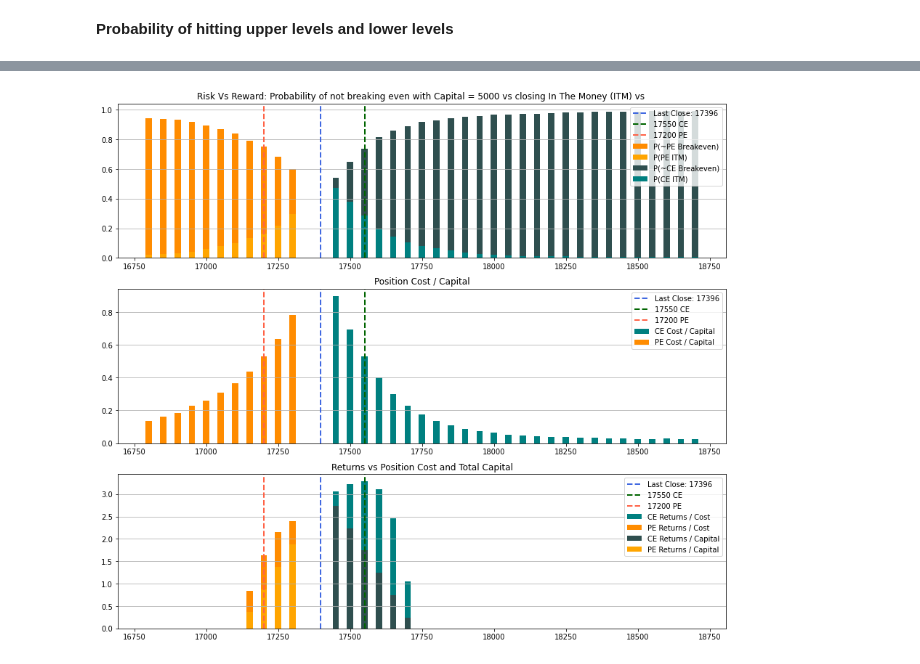
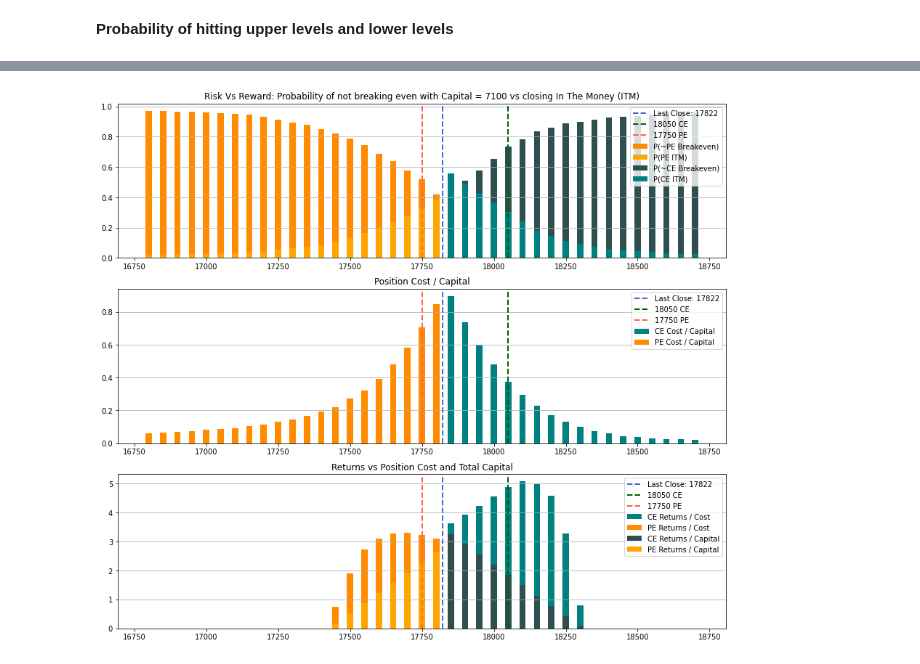
Before and after one commit to shayanrc/Mid-Covid-Market-Analysis, a Jupyter notebook: Nifty_Long_Stratbook.ipynb, the cells around one changed output, grey strips where cells are left out. Saved outputs shown, nothing was run; the diff lists cells and outputs as text; code cells hidden in the pictures.

```diff
--- a/Nifty_Long_Stratbook.ipynb
+++ b/Nifty_Long_Stratbook.ipynb
@@ -120,7 +147,4 @@ print("%.3f probability of < -%.f%% change" %(prob_change, expected_change*100))
 # %%
 # Set the last price
 last_price = data_df.Close[-1]
-# %%
-# Set the last price
-last_price = 17396
 # %%
@@ -168,11 +192,13 @@ def add_option_lines(ce_positions, pe_positions, last_price=None, line_width=2.0
     for pe_contract in pe_positions:
         plt.axvline(x=pe_contract, color='tomato', linewidth=line_width, linestyle='--', label="%d PE"%pe_contract)
 # %%
-capital = 5000
+capital = 7100
 lot_size = 50
 expected_rate = 0.1
-tax = 20 # placeholder in Rs
-capital_breakeven = (capital*(1+expected_rate)+tax)/lot_size
+# tax = 20 # placeholder in Rs
+# capital_breakeven = (capital*(1+expected_rate)+tax)/lot_size
+
+capital_breakeven = (capital/lot_size)
 # %%
 
 # Separate out Call and Put option
@@ -205,8 +231,8 @@ proba_breakeven_ce = np.zeros_like(ce_change_breakeven)
 for idx in range(len(ce_df)):
     proba_breakeven_ce[idx] = np.apply_along_axis(lambda x : x > ce_change_breakeven[idx],
                                                    axis=0,
-                                                   arr=period_pos_change).mean()
-#                                                    arr=period_change).mean()
+                                                   arr=underlying_period_delta['delta_max']).mean()
+#                                                    arr=underlying_period_delta['delta']).mean()
 
 strike_price_ce = ce_df['Strike Price'].values
 
@@ -215,8 +241,8 @@ proba_breakeven_pe = np.zeros_like(pe_change_breakeven)
 for idx in range(len(pe_df)):
     proba_breakeven_pe[idx] = np.apply_along_axis(lambda x : x < pe_change_breakeven[idx],
                                                 axis=0,
-                                                arr=period_neg_change).mean()
-#                                                 arr=period_change).mean()
+                                                arr=underlying_period_delta['delta_min']).mean()
+#                                                 arr=underlying_period_delta['delta']).mean()
 
 strike_price_pe = pe_df['Strike Price'].values
 
@@ -225,7 +251,7 @@ proba_atm_expiry_ce = np.zeros_like(ce_change)
 for idx in range(len(ce_df)):
     proba_atm_expiry_ce[idx] = np.apply_along_axis(lambda x : x > ce_change[idx],
                                                    axis=0,
-                                                   arr=period_change).mean()
+                                                   arr=underlying_period_delta['delta']).mean()
 
 
 # Calculate Probabilty of out of the money put options expiring in the moeny
@@ -233,7 +259,7 @@ proba_atm_expiry_pe = np.zeros_like(pe_change)
 for idx in range(len(pe_df)):
     proba_atm_expiry_pe[idx] = np.apply_along_axis(lambda x : x < pe_change[idx],
                                                 axis=0,
-                                                arr=period_change).mean()
+                                                arr=underlying_period_delta['delta']).mean()
 
 sigma_high = last_price*(1+expected_change_pos_sigma)
 sigma_low = last_price*(1+expected_change_neg_sigma)
@@ -245,8 +271,8 @@ probable_profits_pe = lot_size*(strike_price_pe-sigma_low)
 probable_profits_pe[probable_profits_pe<0] = 0
 probable_profits_ce[probable_profits_ce<0] = 0
 # %%
-ce_positions = [17550]
-pe_positions = [17200]
+ce_positions = [18050]
+pe_positions = [17750]
 # %%
 cost_ce = lot_size*ce_df['Close'].values
 cost_pe = lot_size*pe_df['Close'].values
@@ -294,7 +320,7 @@ ax.bar(x=strike_price_ce,
 
 
 # ax.grid()
-ax.set_title('Risk Vs Reward: Probability of not breaking even with Capital = %d vs closing In The Money (ITM) vs '%capital)
+ax.set_title('Risk Vs Reward: Probability of not breaking even with Capital = %d vs closing In The Money (ITM)'%capital)
 
 
 add_option_lines(ce_positions=ce_positions,pe_positions=pe_positions, last_price=last_price)
@@ -347,31 +373,31 @@ ax.bar(x=strike_price_pe,
 add_option_lines(ce_positions=ce_positions,pe_positions=pe_positions, last_price=last_price)
 ax.legend()
 ax.grid(axis='y')
 
 ax = fig.add_subplot(412)
 
 ax.set_title('Position Cost / Capital')
 
 # Plot CE
 ax.bar(x=strike_price_ce,
        height= cost_ce/capital,
        width=22,
        color='teal',
        align='center',
        label='CE Cost / Capital')
 
 
 add_option_lines(ce_positions=ce_positions,pe_positions=pe_positions, last_price=last_price)
 
 # Plot PE
 ax.bar(x=strike_price_pe,
        height= cost_pe/capital,
        width=22,
        color='darkorange',
        align='center',
        label='PE Cost / Capital')
 
 ax.legend()
 ax.grid(axis='y')
 # %% [output]
-[figure, old version]
+[figure, new version]
```
Also changed, not shown: parts of 26 cells of this notebook, 2 other files.
